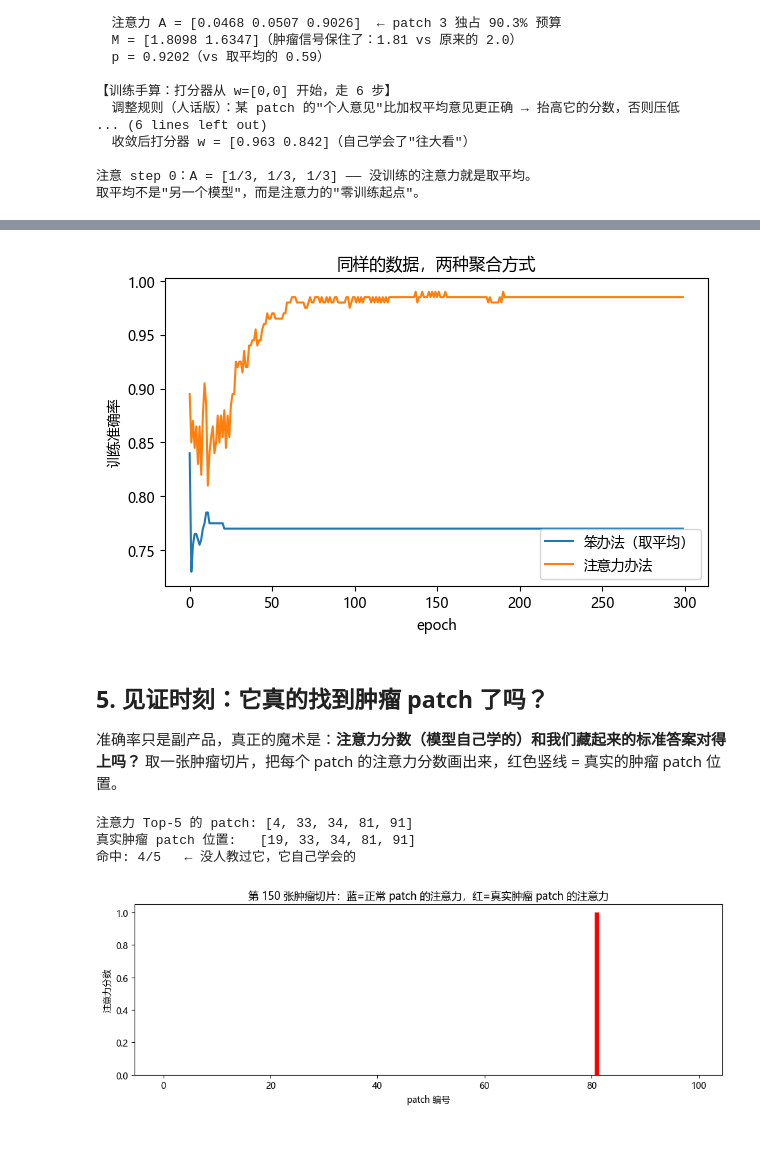
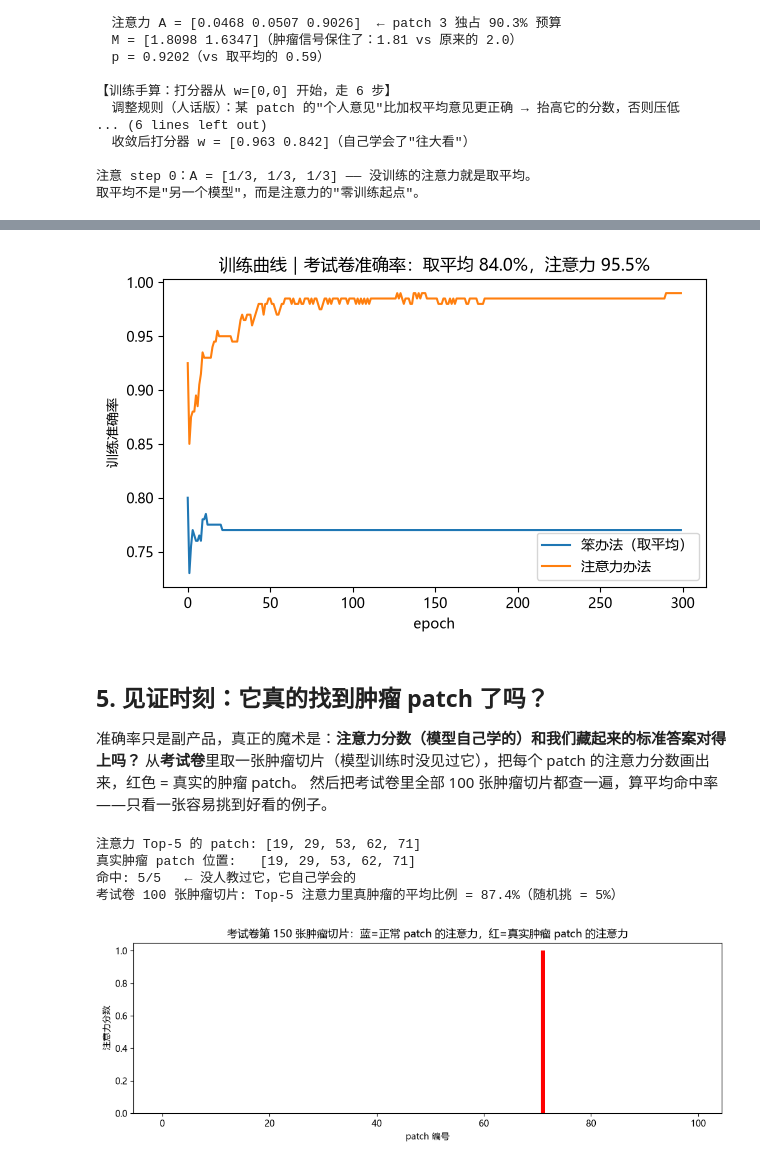
Before and after one commit to Tianqi-Ma/CLAM-tutorial, a Jupyter notebook: notebooks/CLAM_原理_玩具版.ipynb, the cells around one changed output, grey strips where cells are left out. Drawn from its saved outputs; the diff is of its cells as text; code cells hidden in the pictures; blank space fills up the shorter version.

```diff
--- a/notebooks/CLAM_原理_玩具版.ipynb
+++ b/notebooks/CLAM_原理_玩具版.ipynb
@@ -124,7 +124,14 @@ for i in range(N_PER_CLASS * 2):
     b, t = make_bag(has_tumor)
     bags.append(b); labels.append(int(has_tumor)); truths.append(t)
 
-print(f'数据集: {len(bags)} 张切片, 每张 {bags[0].shape[0]} 个 patch, 每个 patch {bags[0].shape[1]} 维')
+# 再造 200 张独立的"考试卷"：同样的造法，训练时完全不碰
+test_bags, test_labels, test_truths = [], [], []
+for i in range(N_PER_CLASS * 2):
+    b, t = make_bag(i >= N_PER_CLASS)
+    test_bags.append(b); test_labels.append(int(i >= N_PER_CLASS)); test_truths.append(t)
+
+print(f'训练集: {len(bags)} 张切片 | 考试卷: {len(test_bags)} 张（不参与训练）')
+print(f'每张 {bags[0].shape[0]} 个 patch, 每个 patch {bags[0].shape[1]} 维')
 print(f'标签: {sum(labels)} 张肿瘤 / {len(labels)-sum(labels)} 张正常')
 print(f'第 150 张切片里, 肿瘤 patch 的位置: {np.where(truths[150])[0]}')
 # %% [output]
@@ -176,7 +184,15 @@ def train_and_eval(model_fn, epochs=300, lr=0.05, quiet=False):
         history.append((total / len(bags), correct / len(bags)))
         if not quiet and ep % 100 == 99:
             print(f'epoch {ep+1:3d}: loss={history[-1][0]:.4f}  训练准确率={history[-1][1]:.1%}')
+    if not quiet:
+        print(f'考试卷（没参与训练的 200 张）准确率 = {test_accuracy(model):.1%}')
     return model, history
+
+def test_accuracy(model):
+    """在独立考试卷上的准确率——训练准确率会高估，考试卷才是真本事。"""
+    with torch.no_grad():
+        pred = [model(torch.from_numpy(b))[0].item() > 0 for b in test_bags]
+    return float(np.mean([p == bool(y) for p, y in zip(pred, test_labels)]))
 
 class MeanPool(nn.Module):
     """笨办法：100 个 patch 取平均 → 线性分类器。"""
@@ -381,12 +398,12 @@ class AttnMIL(nn.Module):
 print('=== 注意力办法 ===')
 model_attn, hist_attn = train_and_eval(lambda: AttnMIL(DIM))
 
-# 两条准确率曲线画一起
+# 两条训练准确率曲线画一起，标题里写上考试卷成绩
 plt.figure(figsize=(7, 4))
 plt.plot([h[1] for h in hist_mean], label='笨办法（取平均）')
 plt.plot([h[1] for h in hist_attn], label='注意力办法')
 plt.xlabel('epoch'); plt.ylabel('训练准确率'); plt.legend()
-plt.title('同样的数据，两种聚合方式')
+plt.title(f'训练曲线｜考试卷准确率：取平均 {test_accuracy(model_mean):.1%}，注意力 {test_accuracy(model_attn):.1%}')
 plt.show()
 # %% [output]
 === 注意力办法 ===
@@ -396,15 +414,16 @@ epoch 300: loss=0.0548  训练准确率=98.5%
-[figure, old version]
+[figure, new version]
 # %% [markdown]
 ## 5. 见证时刻：它真的找到肿瘤 patch 了吗？
 
 准确率只是副产品，真正的魔术是：**注意力分数（模型自己学的）和我们藏起来的标准答案对得上吗？**
-取一张肿瘤切片，把每个 patch 的注意力分数画出来，红色竖线 = 真实的肿瘤 patch 位置。
+从**考试卷**里取一张肿瘤切片（模型训练时没见过它），把每个 patch 的注意力分数画出来，红色 = 真实的肿瘤 patch。
+然后把考试卷里全部 100 张肿瘤切片都查一遍，算平均命中率——只看一张容易挑到好看的例子。
 # %%
-demo_idx = 150                                    # 拿第 150 张（肿瘤切片）
+demo_idx = 150                                    # 考试卷里的第 150 张（肿瘤切片）
 with torch.no_grad():
-    _, A = model_attn(torch.from_numpy(bags[demo_idx]))
+    _, A = model_attn(torch.from_numpy(test_bags[demo_idx]))
 A = A.squeeze().numpy()
-truth = truths[demo_idx]
+truth = test_truths[demo_idx]
 
 top5 = A.argsort()[-5:]                           # 注意力最高的 5 个 patch
 hit = int(sum(truth[top5]))                       # 其中几个是真肿瘤？
@@ -412,16 +431,26 @@ print(f'注意力 Top-5 的 patch: {sorted(int(i) for i in top5)}')
 print(f'真实肿瘤 patch 位置:   {sorted(int(i) for i in np.where(truth)[0])}')
 print(f'命中: {hit}/5   ← 没人教过它，它自己学会的')
 
+# 全部 100 张考试卷肿瘤切片的平均命中率（随机挑 5 个 patch 的期望命中率 = 5%）
+hits = []
+with torch.no_grad():
+    for b, t, y in zip(test_bags, test_truths, test_labels):
+        if y == 1:
+            a = model_attn(torch.from_numpy(b))[1].squeeze().numpy()
+            hits.append(t[a.argsort()[-5:]].mean())
+print(f'考试卷 100 张肿瘤切片: Top-5 注意力里真肿瘤的平均比例 = {np.mean(hits):.1%}（随机挑 = 5%）')
+
 plt.figure(figsize=(12, 3.5))
 plt.bar(range(N_PATCHES), A, color=['red' if t else 'steelblue' for t in truth])
 plt.xlabel('patch 编号'); plt.ylabel('注意力分数')
-plt.title(f'第 {demo_idx} 张肿瘤切片：蓝=正常 patch 的注意力，红=真实肿瘤 patch 的注意力')
+plt.title(f'考试卷第 {demo_idx} 张肿瘤切片：蓝=正常 patch 的注意力，红=真实肿瘤 patch 的注意力')
 plt.show()
 # %% [output]
-注意力 Top-5 的 patch: [4, 33, 34, 81, 91]
-真实肿瘤 patch 位置:   [19, 33, 34, 81, 91]
-命中: 4/5   ← 没人教过它，它自己学会的
+注意力 Top-5 的 patch: [19, 29, 53, 62, 71]
+真实肿瘤 patch 位置:   [19, 29, 53, 62, 71]
+命中: 5/5   ← 没人教过它，它自己学会的
+考试卷 100 张肿瘤切片: Top-5 注意力里真肿瘤的平均比例 = 87.4%（随机挑 = 5%）
-[figure, old version]
+[figure, new version]
 # %% [markdown]
 ## 6. 加码实验：肿瘤占比越来越小时呢？
 
```
Also changed, not shown: parts of 12 cells of this notebook, 49 other files.
